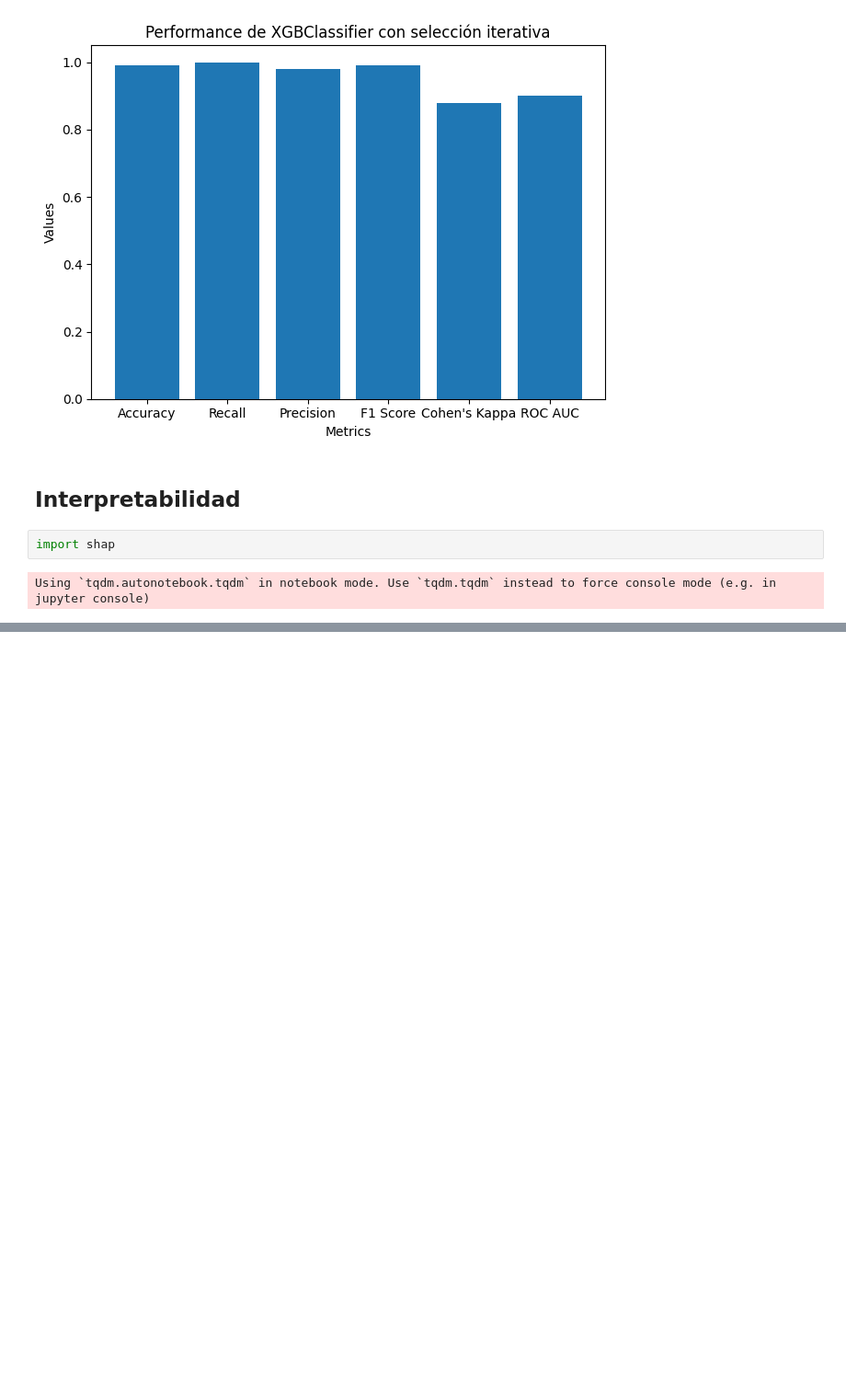
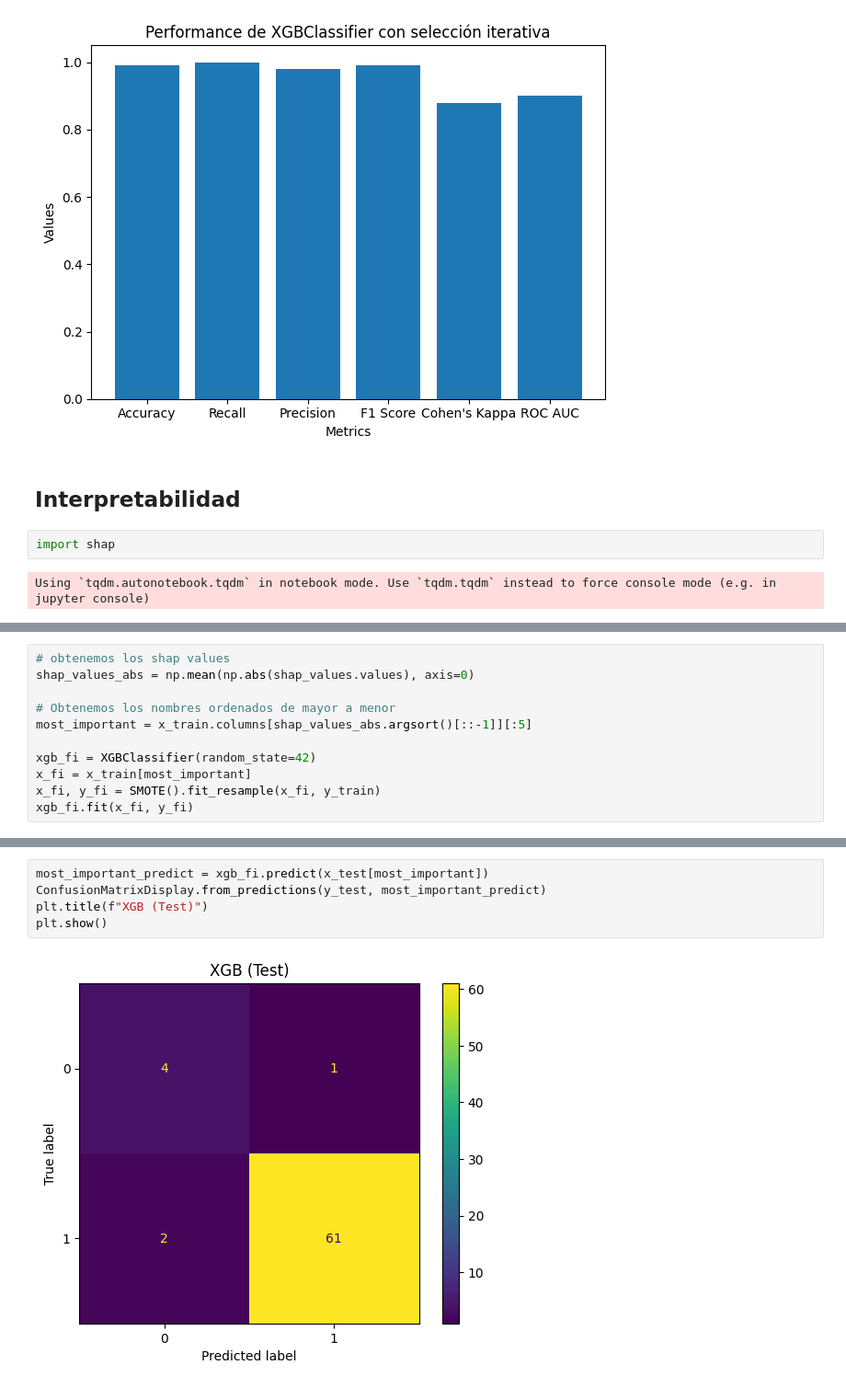
Before and after one commit to G-Urrea/Proyecto_Metilacion_ADN, a Jupyter notebook: notebooks/03-modeling_cpg.ipynb, the cells around one changed output, grey strips where cells are left out. Shown at 92% size. Drawn from its saved outputs; the diff is of its cells as text; blank space fills up the shorter version.

```diff
--- a/notebooks/03-modeling_cpg.ipynb
+++ b/notebooks/03-modeling_cpg.ipynb
@@ -276,0 +315,11 @@ Using `tqdm.autonotebook.tqdm` in notebook mode. Use `tqdm.tqdm` instead to forc
+# %%
+# obtenemos los shap values
+shap_values_abs = np.mean(np.abs(shap_values.values), axis=0)
+
+# Obtenemos los nombres ordenados de mayor a menor
+most_important = x_train.columns[shap_values_abs.argsort()[::-1]][:5]
+
+xgb_fi = XGBClassifier(random_state=42)
+x_fi = x_train[most_important]
+x_fi, y_fi = SMOTE().fit_resample(x_fi, y_train)
+xgb_fi.fit(x_fi, y_fi)
@@ -276,0 +338,7 @@ Using `tqdm.autonotebook.tqdm` in notebook mode. Use `tqdm.tqdm` instead to forc
+# %%
+most_important_predict = xgb_fi.predict(x_test[most_important])
+ConfusionMatrixDisplay.from_predictions(y_test, most_important_predict)
+plt.title(f"XGB (Test)")
+plt.show()
+# %% [output]
+[figure, added]
```
Also changed, not shown: parts of 10 cells of this notebook.
